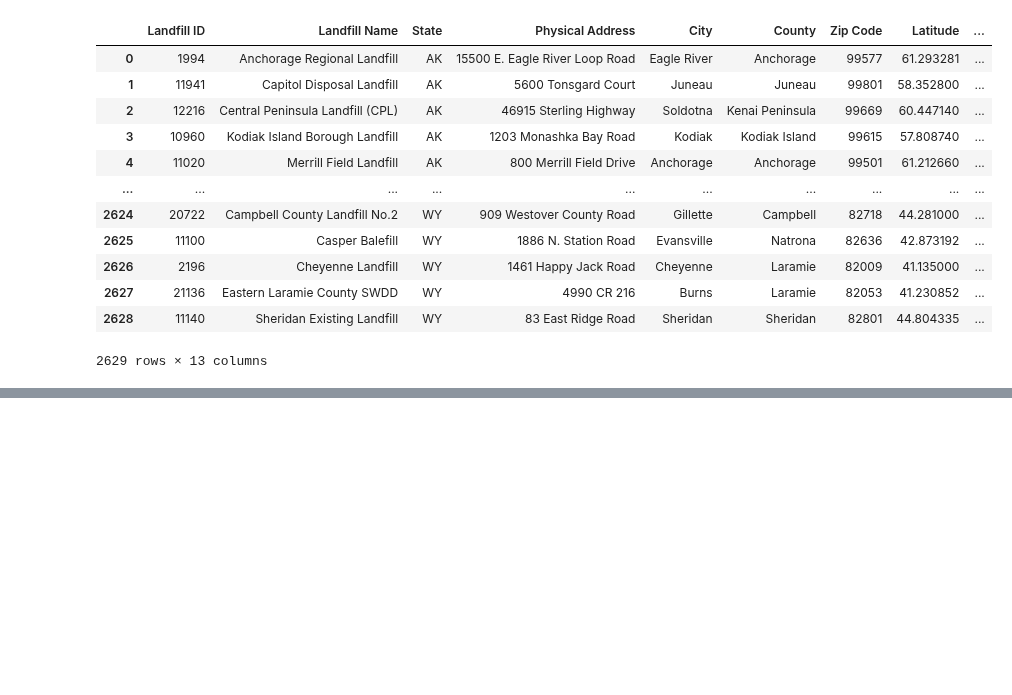
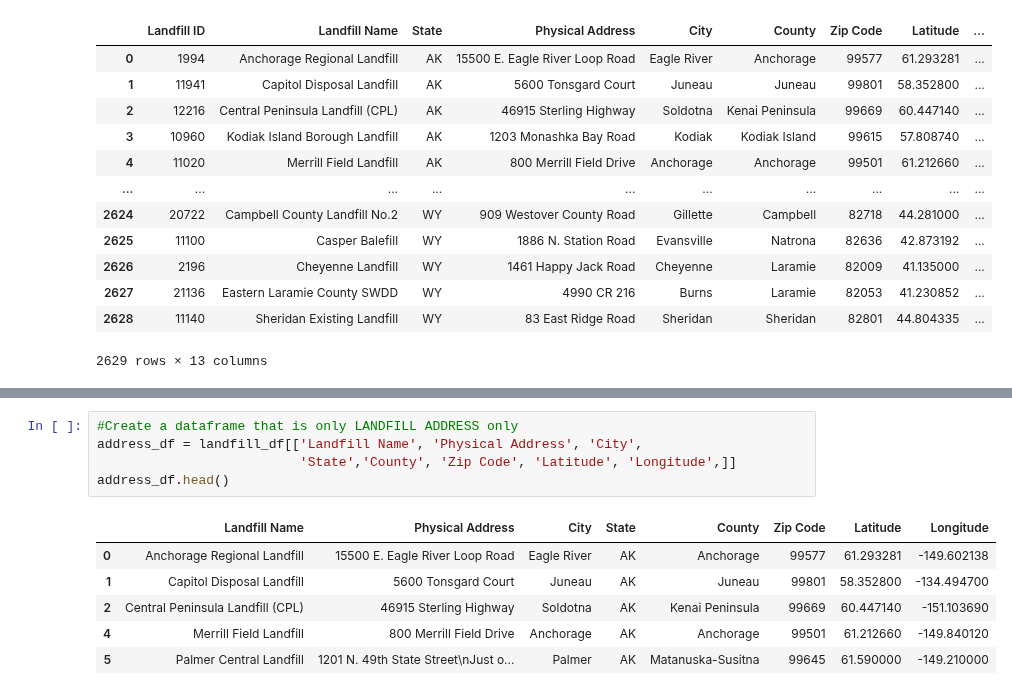
Before and after one commit to LCHoffman/Project_1, a Jupyter notebook: Landfill_df.ipynb, the cells around one changed output, grey strips where cells are left out. Cells and saved outputs as stored; diff of their text form; blank space fills up the shorter version.

```diff
--- a/Landfill_df.ipynb
+++ b/Landfill_df.ipynb
@@ -40,0 +46,12 @@ landfill_df.dropna()
+# %%
+#Create a dataframe that is only LANDFILL ADDRESS only
+address_df = landfill_df[['Landfill Name', 'Physical Address', 'City',
+                          'State','County', 'Zip Code', 'Latitude', 'Longitude',]]
+address_df.head()
+# %% [output]
+|  | Landfill Name | Physical Address | City | State | County | Zip Code | Latitude | Longitude |
+| 0 | Anchorage Regional Landfill | 15500 E. Eagle River Loop Road | Eagle River | AK | Anchorage | 99577 | 61.293281 | -149.602138 |
+| 1 | Capitol Disposal Landfill | 5600 Tonsgard Court | Juneau | AK | Juneau | 99801 | 58.352800 | -134.494700 |
+| 2 | Central Peninsula Landfill (CPL) | 46915 Sterling Highway | Soldotna | AK | Kenai Peninsula | 99669 | 60.447140 | -151.103690 |
+| 4 | Merrill Field Landfill | 800 Merrill Field Drive | Anchorage | AK | Anchorage | 99501 | 61.212660 | -149.840120 |
+| 5 | Palmer Central Landfill | 1201 N. 49th State Street\nJust o... | Palmer | AK | Matanuska-Susitna | 99645 | 61.590000 | -149.210000 |
```
Also changed, not shown: parts of 5 cells of this notebook.
